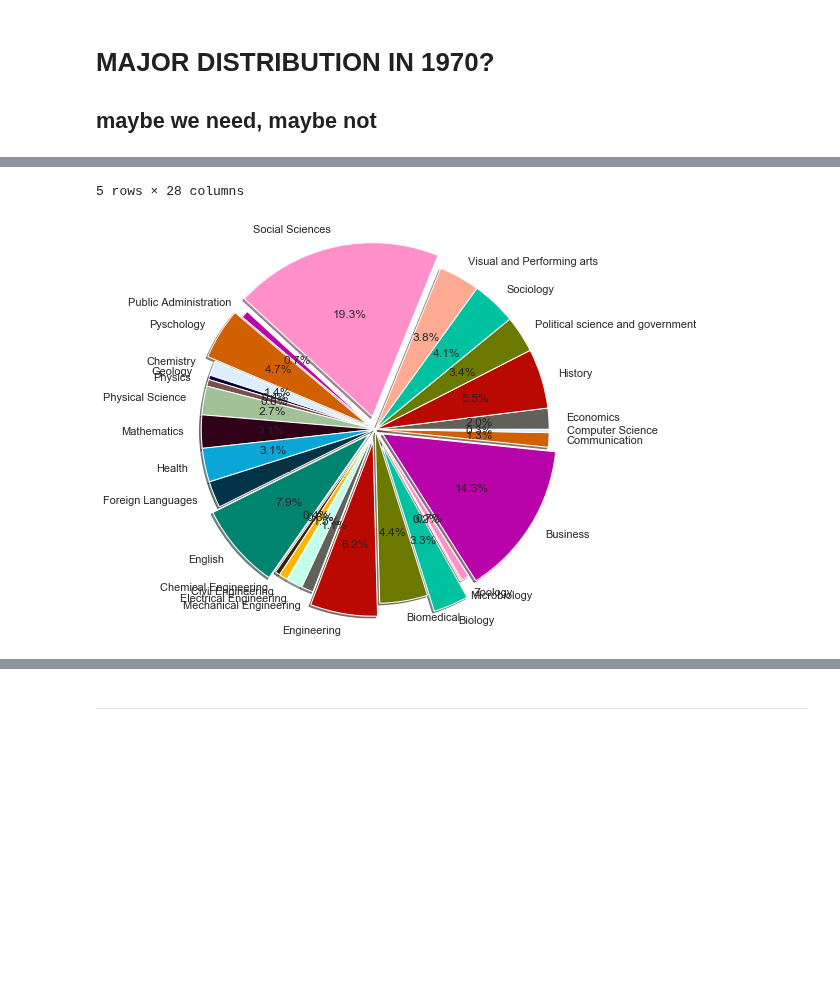
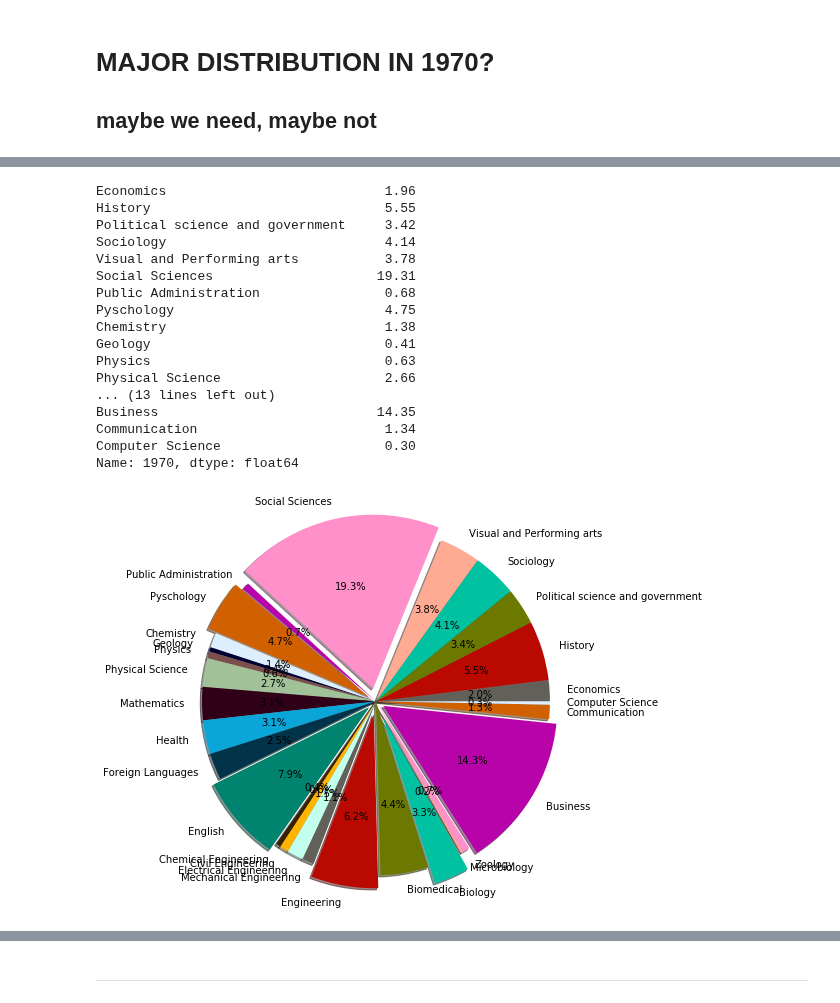
Before and after one commit to COGS108/group027, a Jupyter notebook: FinalProject.ipynb, the cells around one changed output, grey strips where cells are left out. Drawn from its saved outputs; the diff is of its cells as text; code cells hidden in the pictures; blank space fills up the shorter version.

```diff
--- a/FinalProject.ipynb
+++ b/FinalProject.ipynb
@@ -249,5 +249,5 @@ explode = (0, 0, 0, 0, 0, 0.15, 0, 0.1, 0, 0, 0, 0, 0, 0, 0, 0.1, 0, 0, 0, 0, 0.
 x2 = list(df_combinedMajors.columns)
 
 plt.pie(x1, labels = x2, radius = 2, autopct = '%0.1f%%', colors = colors, explode = explode, shadow = True)
-df_combinedMajors.head()
+df_combinedMajors.loc['1970']
 # %% [output]
@@ -261,2 +254,18 @@ df_combinedMajors.head()
-5 rows × 28 columns
+Economics                            1.96
+History                              5.55
+Political science and government     3.42
+Sociology                            4.14
+Visual and Performing arts           3.78
+Social Sciences                     19.31
+Public Administration                0.68
+Pyschology                           4.75
+Chemistry                            1.38
+Geology                              0.41
+Physics                              0.63
+Physical Science                     2.66
+... (13 lines left out)
+Business                            14.35
+Communication                        1.34
+Computer Science                     0.30
+Name: 1970, dtype: float64
-[figure, old version]
+[figure, new version]
```
Also changed, not shown: parts of 3 cells of this notebook.
